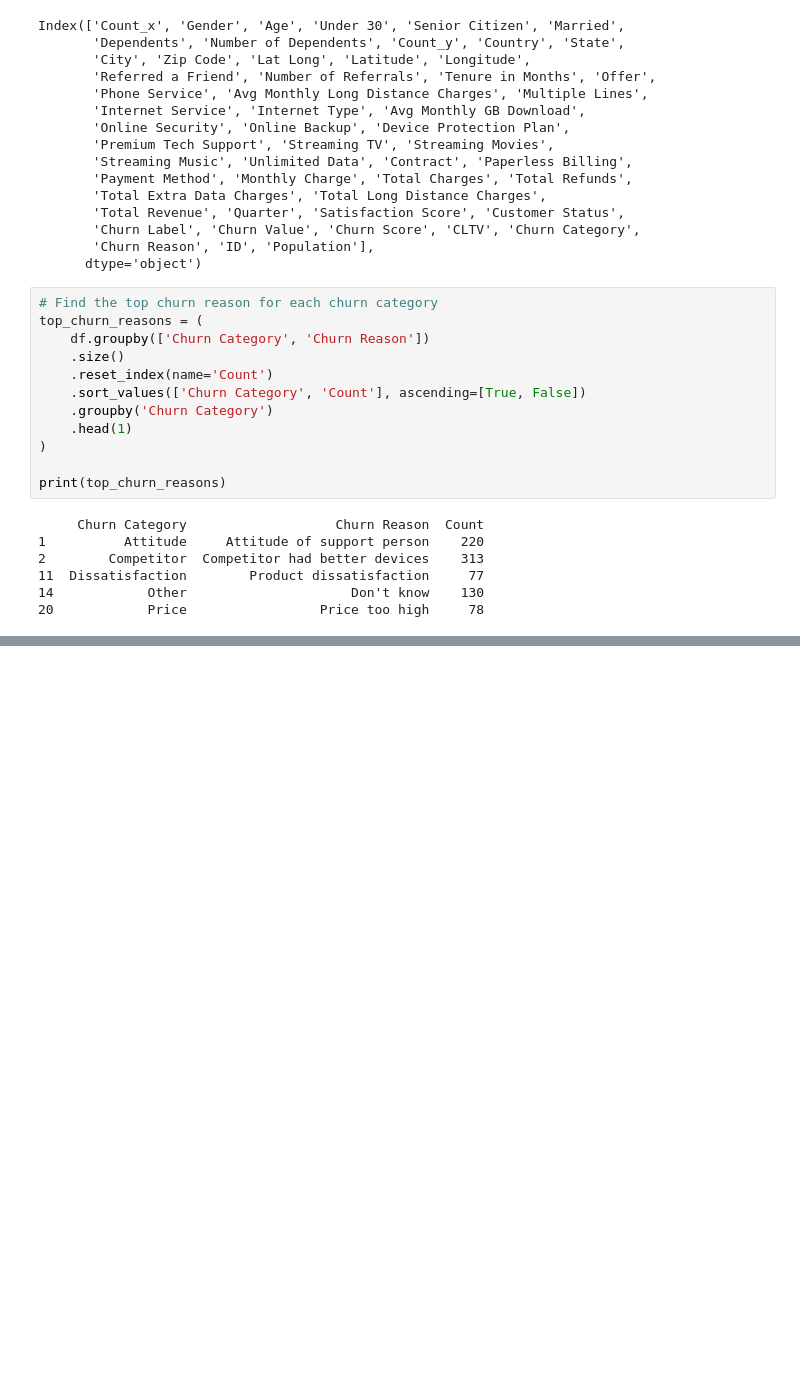
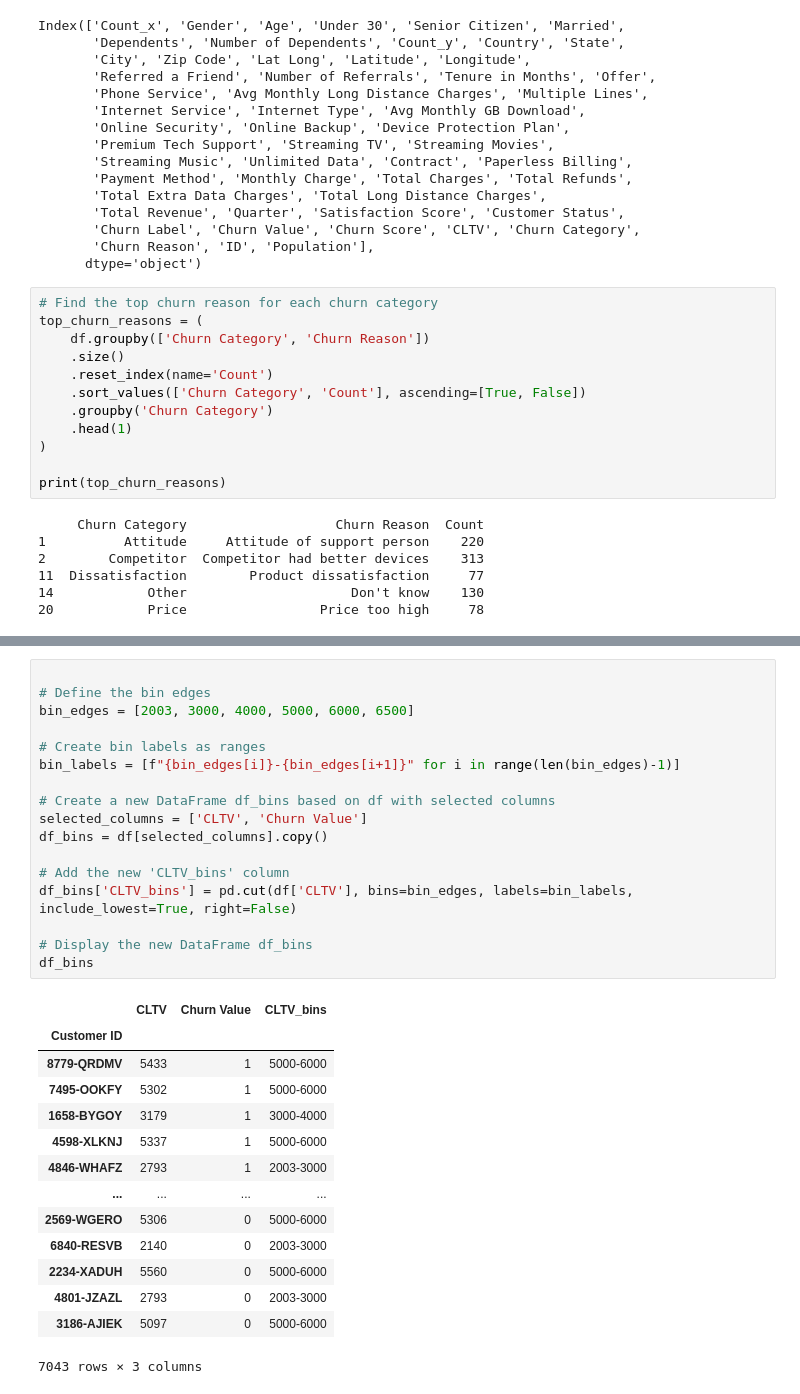
Before and after one commit to sarasustelosantos/bootcamp_group, a Jupyter notebook: 01_data_exploration.ipynb, the cells around one changed output, grey strips where cells are left out. Cells and saved outputs as stored; diff of their text form; blank space fills up the shorter version.

```diff
--- a/01_data_exploration.ipynb
+++ b/01_data_exploration.ipynb
@@ -1741,0 +1771,32 @@ print(top_churn_reasons)
+# %%
+
+# Define the bin edges
+bin_edges = [2003, 3000, 4000, 5000, 6000, 6500]
+
+# Create bin labels as ranges
+bin_labels = [f"{bin_edges[i]}-{bin_edges[i+1]}" for i in range(len(bin_edges)-1)]
+
+# Create a new DataFrame df_bins based on df with selected columns
+selected_columns = ['CLTV', 'Churn Value']
+df_bins = df[selected_columns].copy()
+
+# Add the new 'CLTV_bins' column
+df_bins['CLTV_bins'] = pd.cut(df['CLTV'], bins=bin_edges, labels=bin_labels, include_lowest=True, right=False)
+
+# Display the new DataFrame df_bins
+df_bins
+# %% [output]
+|  | CLTV | Churn Value | CLTV_bins |
+| Customer ID |  |  |  |
+| 8779-QRDMV | 5433 | 1 | 5000-6000 |
+| 7495-OOKFY | 5302 | 1 | 5000-6000 |
+| 1658-BYGOY | 3179 | 1 | 3000-4000 |
+| 4598-XLKNJ | 5337 | 1 | 5000-6000 |
+| 4846-WHAFZ | 2793 | 1 | 2003-3000 |
+| ... | ... | ... | ... |
+| 2569-WGERO | 5306 | 0 | 5000-6000 |
+| 6840-RESVB | 2140 | 0 | 2003-3000 |
+| 2234-XADUH | 5560 | 0 | 5000-6000 |
+| 4801-JZAZL | 2793 | 0 | 2003-3000 |
+| 3186-AJIEK | 5097 | 0 | 5000-6000 |
+7043 rows × 3 columns
```
Also changed, not shown: parts of 19 cells of this notebook, 2 other files.
